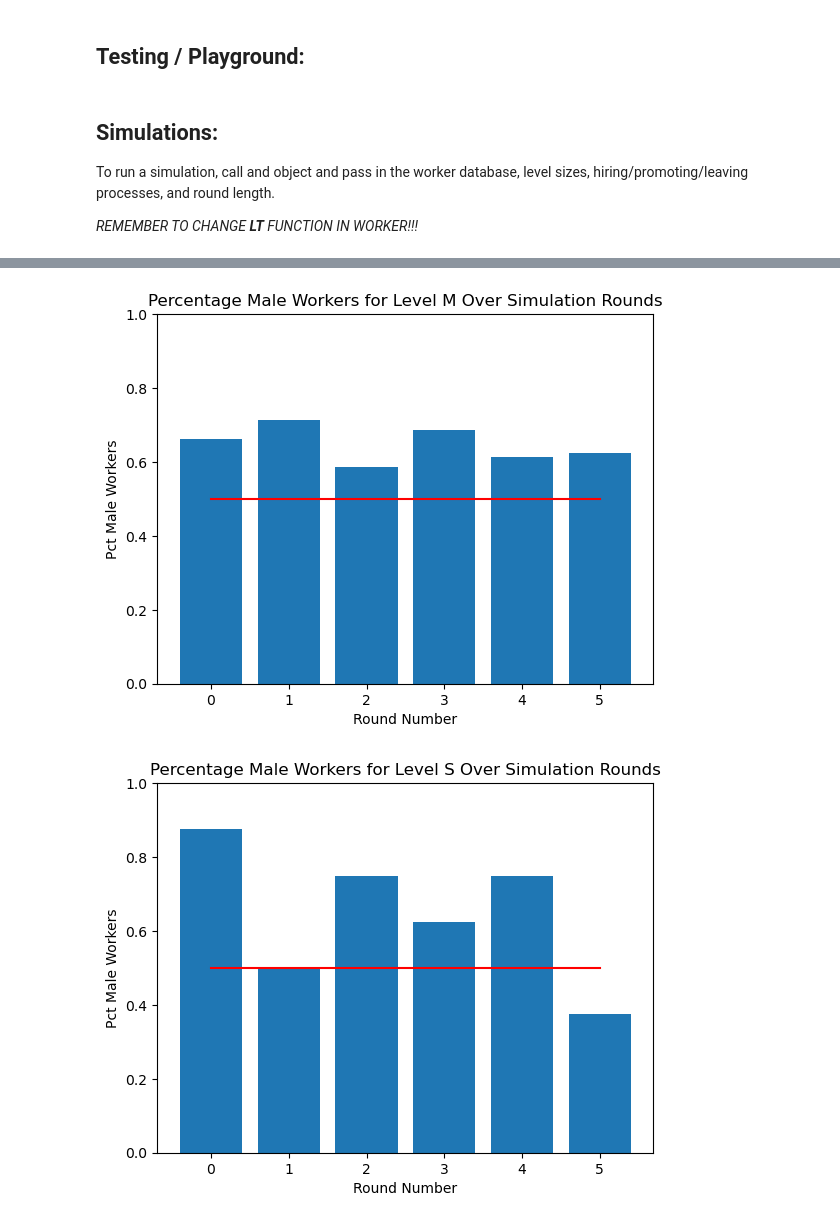
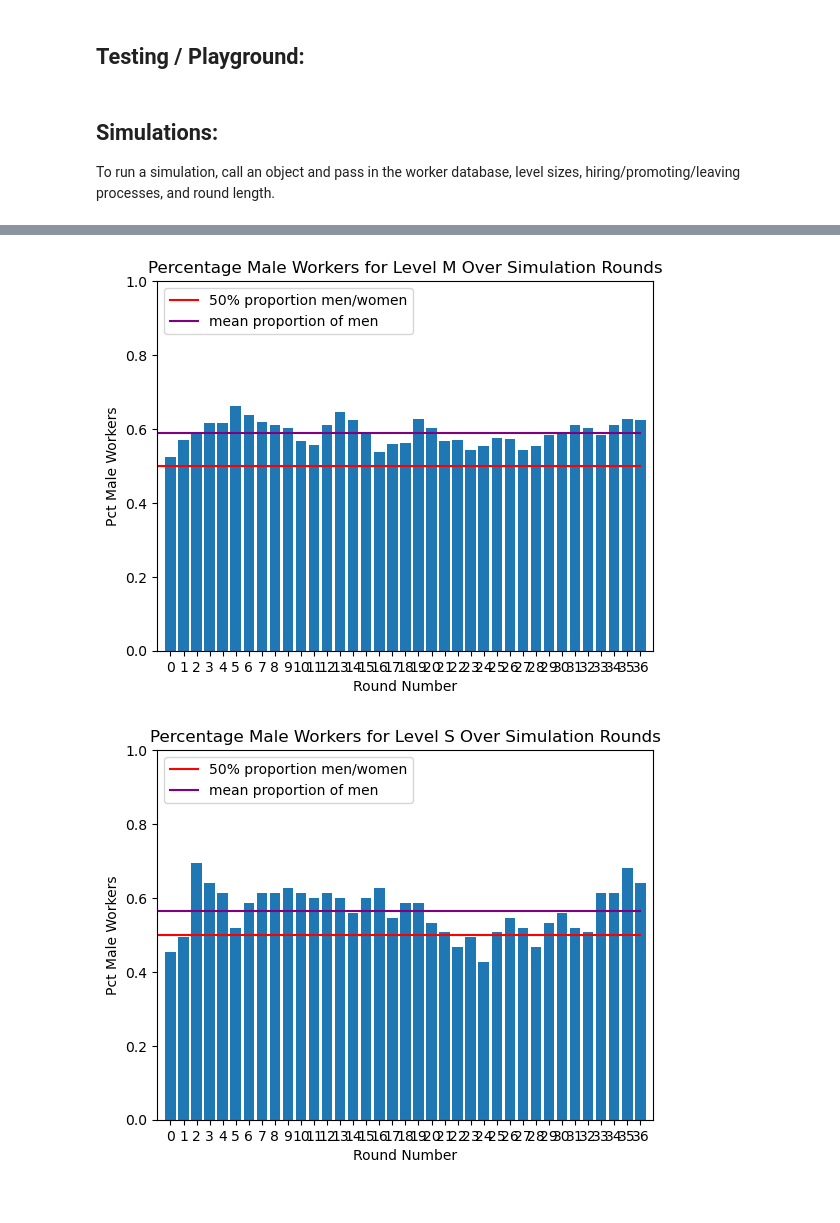
Before and after one commit to bmosh/4580_final_project, a Jupyter notebook: FP_v4.ipynb, the cells around one changed output, grey strips where cells are left out. Cells and saved outputs as stored; diff of their text form; code cells hidden in the pictures.

```diff
--- a/FP_v4.ipynb
+++ b/FP_v4.ipynb
@@ -259,11 +256,11 @@ def base_promote_workers(worker_db, leave_db, alpha, gamma, n):
 # %% [markdown]
 ### Alternative Hiring/Promoting/Leaving Processes
 # %%
-def logit_promote_workers(worker_db, alpha, gamma, n=5):
+def logit_promote_workers(worker_db, leave_db, alpha, gamma, n=5):
     level = max(worker_db.keys())
 
     while level > 1:
-        while len(worker_db[level]) < level_sizes[level]:
+        while len(worker_db[level]) + len(leave_db) < level_sizes[level]:
             worker_pool = worker_db[level-1][:n]
 
             probabilities = [math.e**((gamma*worker.get_time_on_level() \
@@ -290,7 +287,7 @@ def logit_promote_workers(worker_db, alpha, gamma, n=5):
         level -= 1
 
 
-def prod_promote_workers(worker_db, alpha, gamma, n=5):
+def prod_promote_workers(worker_db, leave_db, alpha, gamma, n=5):
     """
     Promote workers based off their productivity.
 
@@ -308,11 +305,11 @@ def prod_promote_workers(worker_db, alpha, gamma, n=5):
     level = max(worker_db.keys())
 
     while level > 1:
-        while len(worker_db[level]) < level_sizes[level]:
+        while len(worker_db[level]) + len(leave_db) < level_sizes[level]:
 
             worker_pool = worker_db[level-1][:n]
 
-            probabilities = [math.e**((gamma*worker.get_productivity())) \
+            probabilities = [math.e**((worker.get_productivity())) \
                                          for worker in worker_pool]
 
             ps = [p / sum(probabilities) for p in probabilities]
@@ -466,11 +463,16 @@ class Simulation(object):
             plt.figure()
             ax = plt.gca()
             ax.set_ylim(0, 1)
+            ax.set_xlim(-1, self.num_rounds+1)
             plt.title("Percentage Male Workers for Level %s Over Simulation Rounds" % work_levels[level])
             plt.xlabel("Round Number")
+            plt.xticks([i for i in range(0, self.num_rounds+1)])
             plt.ylabel("Pct Male Workers")
-            plt.bar([i for i in range(self.num_rounds)], self.round_gender_dists[level-1])
-            plt.plot([i for i in range(self.num_rounds)],[.5 for i in range(self.num_rounds)], color="red")
+            plt.bar([i for i in range(self.num_rounds+1)], self.round_gender_dists[level-1])
+            plt.plot([i for i in range(-1, self.num_rounds+1)],[.5 for i in range(-1, self.num_rounds+1)], color="red", label="50% proportion men/women")
+            plt.plot([i for i in range(-1, self.num_rounds+1)], [np.mean(self.round_gender_dists[level-1]) \
+                                                                 for i in range(-1, self.num_rounds+1)], color="purple", label="mean proportion of men")
+            plt.legend(loc="upper left")
             plt.show()
 
     def update_workforce(self, alpha=10, gamma=.5):
@@ -479,6 +481,9 @@ class Simulation(object):
 
         if self.parental_leave:
             base_check_leave(self.worker_db, self.leave_db)
+        else:
+            for level in self.leave_db.keys():
+                assert len(self.leave_db[level]) == 0
 
         for level in self.worker_db.keys():
             if sim_type == "base":
@@ -505,6 +510,9 @@ class Simulation(object):
 
         self.populate_initial_workforce()
 
+        for level in range(1,5):
+                self.round_gender_dists[level-1].append(self.level_gender_distribution(self.worker_db[level])[0])
+
         if prnt:
 
             print("Pre-Simulation Demographic Info:\n")
@@ -523,8 +531,8 @@ class Simulation(object):
             # for duration of simulation length:
             while time.time() <= start_time + self.round_length:
                 self.update_workforce(alpha, gamma)
-                time.sleep(.2)
-                if (time.time() - start_time) % (self.round_length/5) < .2:
+                time.sleep(.02)
+                if (time.time() - start_time) % (self.round_length/5) < .028:
                     pct_complete = min(100,round(((time.time() - start_time) / self.round_length*100)))
                     if prnt:
                         print("round %i %i%s complete" % (i+1, pct_complete, "%"))
@@ -538,7 +546,7 @@ class Simulation(object):
             for level in range(1,5):
                 self.round_gender_dists[level-1].append(self.level_gender_distribution(self.worker_db[level])[0])
 
-                start_time = time.time()
+            start_time = time.time()
 
 
         if prnt:
@@ -585,15 +564,16 @@ def make_timestamp():
 # %% [markdown]
 ## Simulations:
 
-To run a simulation, call and object and pass in the worker database, level sizes, hiring/promoting/leaving processes, and round length.
-
-*REMEMBER TO CHANGE __LT__ FUNCTION IN WORKER!!!*
+To run a simulation, call an object and pass in the worker database, level sizes, hiring/promoting/leaving processes, and round length.
 # %%
 n=10
-round_length = 10
-num_rounds = 6
+round_length = 5
+num_rounds = 36
 
-sim_type = "base"
+alpha = 0
+gamma = 35
+
+sim_type = "logit"
 
 path = os.path.join(os.getcwd(), "simulation_data")
 # %%
@@ -610,7 +590,7 @@ basic_sim = Simulation(sim_types[sim_type][0], level_sizes,\
                          sim_types[sim_type][1],sim_types[sim_type][2],\
                            sim_types[sim_type][3], False, round_length, num_rounds)
 
-basic_sim.run_simulation(prnt=True)
+basic_sim.run_simulation(alpha, gamma, prnt=True)
 # %% [output]
 Pre-Simulation Demographic Info:
 
@@ -633,2 +613,2 @@ population pct. male: 0.600000, population pct. female: 0.400000
-[figure, old version]
+[figure, new version]
-[figure, old version]
+[figure, new version]
```
Also changed, not shown: parts of 7 cells of this notebook, 24 other files.
